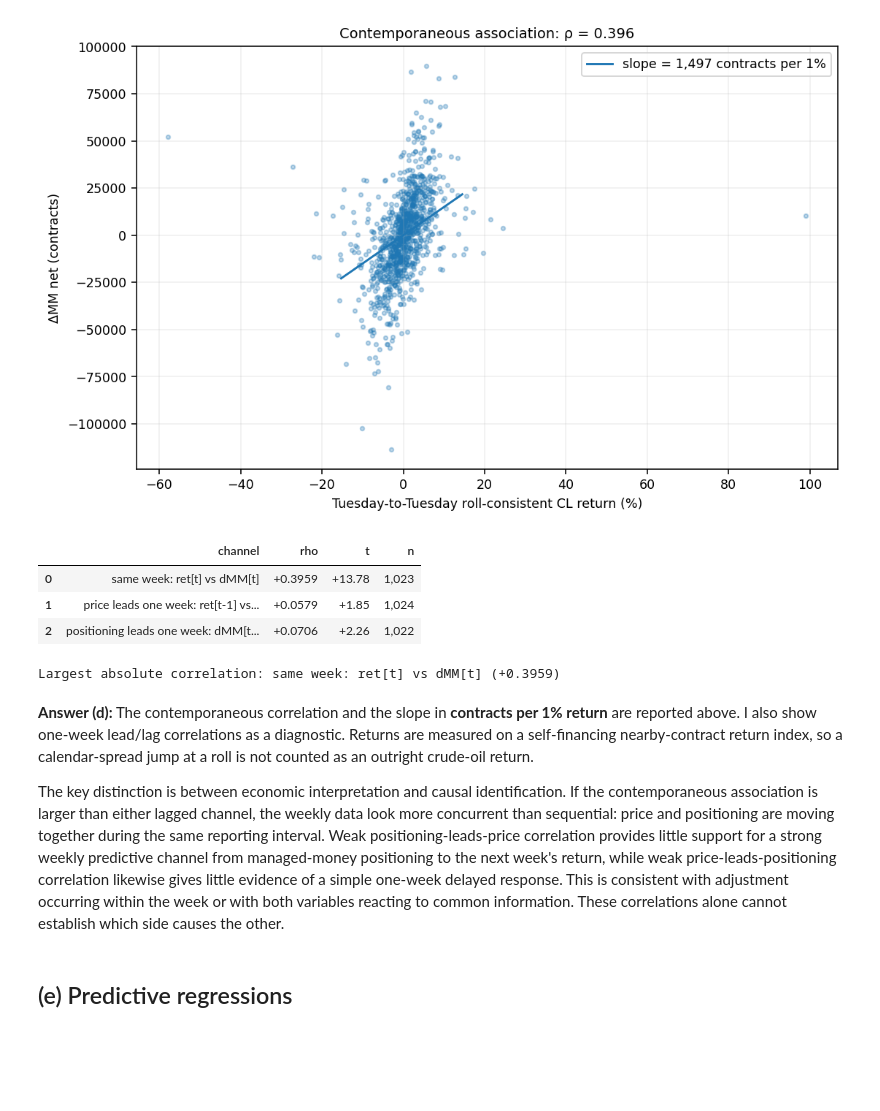
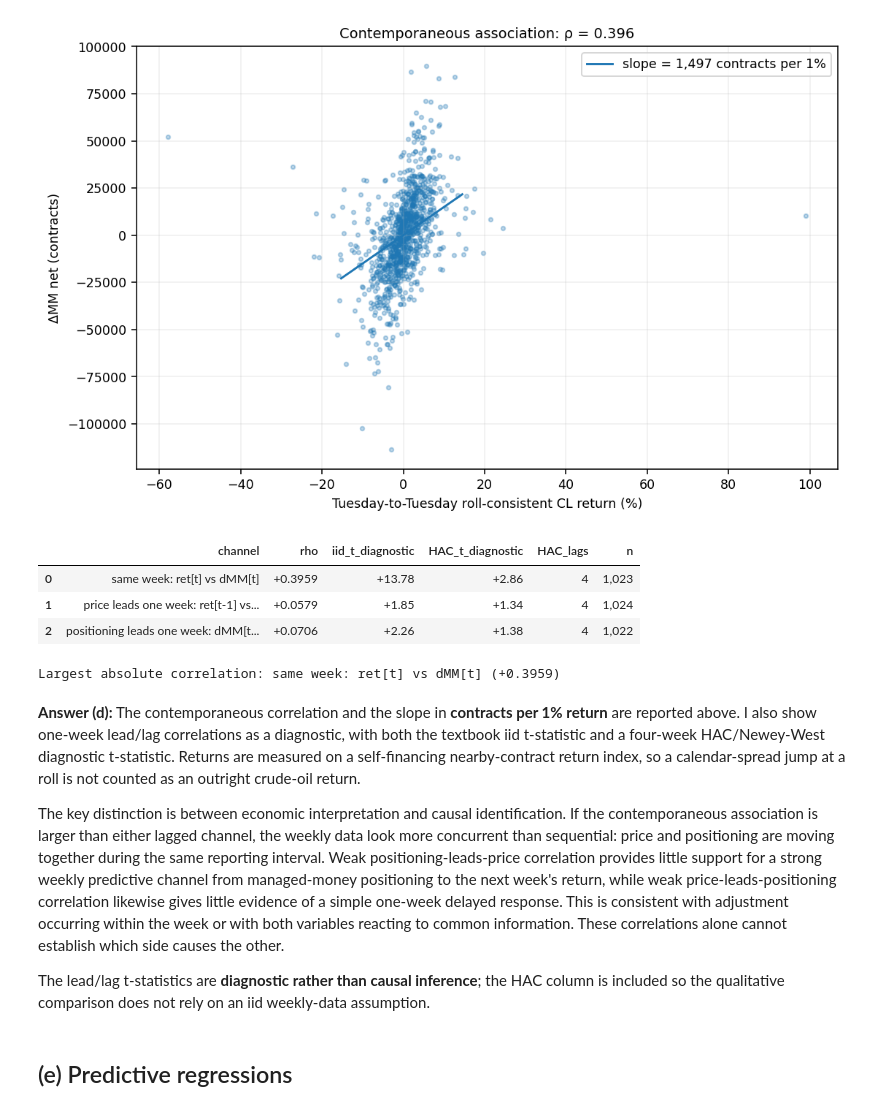
Before and after one commit to ajo2159/IEOR-E4576-HW2, a Jupyter notebook: IEOR_E4576_HW2.ipynb, the cells around one changed output. Cells and saved outputs as stored; diff of their text form; code cells hidden in the pictures; blank space fills up the shorter version.

```diff
--- a/IEOR_E4576_HW2.ipynb
+++ b/IEOR_E4576_HW2.ipynb
@@ -205,11 +247,14 @@ Disaggregated accounting identity:
 # %%
 # Contract metadata for CL. The assignment specifies rolling a few days before
 # each contract's last trading day, so lasttrddate is the roll anchor here.
-cl_info = conn.raw_sql("""
+# For Question 1 only, startdate is capped to the submitted CL snapshot so
+# later listings cannot enter a future rerun.
+cl_info = conn.raw_sql(f"""
     SELECT futcode, contrcode, contrdate, lasttrddate, firstnoticedate, startdate
     FROM trdstrm.wrds_contract_info
     WHERE contrcode = 1986
       AND lasttrddate >= '2006-01-01'
+      AND (startdate IS NULL OR startdate <= '{CL_AS_OF_DATE:%Y-%m-%d}')
     ORDER BY lasttrddate, futcode
 """, date_cols=['lasttrddate', 'firstnoticedate', 'startdate'])
 
@@ -219,6 +264,6 @@ cl_info = (cl_info.dropna(subset=['lasttrddate'])
                   .drop_duplicates('futcode'))
 
 assert cl_info['lasttrddate'].is_monotonic_increasing
-print(f'CL contracts: {len(cl_info)}')
+print(f'CL contracts listed by snapshot date: {len(cl_info)}')
 cl_info.head()
 # %% [output]
@@ -230,12 +275,14 @@ CL contracts: 373
 | 3 | 75148 | 1986.0 | 0506 | 2006-04-20 | NaT | 2003-11-21 |
 | 4 | 38084 | 1986.0 | 0606 | 2006-05-22 | NaT | 2003-05-21 |
 # %%
-# Daily settlements for all CL contracts in the metadata table.
+# Daily settlements for all CL contracts in the metadata table, frozen to the
+# submitted Question 1 CL snapshot.
 futcodes = ','.join(cl_info['futcode'].astype(str))
 cl_px = conn.raw_sql(f"""
     SELECT DISTINCT futcode, date_ AS date, settlement
     FROM trdstrm.wrds_fut_contract
     WHERE futcode IN ({futcodes})
+      AND date_ <= '{CL_AS_OF_DATE:%Y-%m-%d}'
     ORDER BY futcode, date_
 """, date_cols=['date'])
 
@@ -246,8 +293,15 @@ cl_px = (cl_px.dropna(subset=['date', 'settlement'])
               .reset_index(drop=True))
 
 assert not cl_px.duplicated(['futcode', 'date']).any()
+assert cl_px['date'].max() <= CL_AS_OF_DATE
+_cl_hash = pd.util.hash_pandas_object(
+    cl_px[['futcode', 'date', 'settlement']], index=False
+).values.tobytes()
+CL_PRICE_SHA256 = hashlib.sha256(_cl_hash).hexdigest()
+
 print(f'CL price bars: {len(cl_px):,}')
 print(f'Price history: {cl_px["date"].min():%Y-%m-%d} to {cl_px["date"].max():%Y-%m-%d}')
+print(f'CL settlement snapshot SHA256: {CL_PRICE_SHA256}')
 # %% [output]
 CL price bars: 487,828
 Price history: 1999-11-22 to 2026-04-03
@@ -719,39 +885,70 @@ OLS t-stat of slope: +13.78
 R² = 0.1568
 [figure]
 # %%
-def correlation_with_t(x, y):
-    tmp = pd.concat([x, y], axis=1).dropna()
+def correlation_diagnostics(x, y, hac_lags=4):
+    """Correlation plus iid and HAC slope t-stats for a weekly diagnostic."""
+    tmp = pd.concat([x.rename('x'), y.rename('y')], axis=1).dropna()
     n = len(tmp)
-    rho = tmp.iloc[:, 0].corr(tmp.iloc[:, 1])
-    t = rho * np.sqrt((n - 2) / (1 - rho**2)) if n > 2 and abs(rho) < 1 else np.nan
-    return rho, t, n
+    if n < 3:
+        return np.nan, np.nan, np.nan, n
+
+    rho = tmp['x'].corr(tmp['y'])
+    X = sm.add_constant(tmp['x'].to_numpy(dtype=float))
+    Y = tmp['y'].to_numpy(dtype=float)
+    iid = sm.OLS(Y, X).fit()
+    hac = sm.OLS(Y, X).fit(
+        cov_type='HAC',
+        cov_kwds={'maxlags': hac_lags, 'use_correction': True},
+    )
+    return rho, iid.tvalues[1], hac.tvalues[1], n
 
 checks = [
     ('same week: ret[t] vs dMM[t]', wide['ret_tue'], wide['dMM_net']),
     ('price leads one week: ret[t-1] vs dMM[t]', wide['ret_tue'].shift(1), wide['dMM_net']),
     ('positioning leads one week: dMM[t-1] vs ret[t]', wide['dMM_net'].shift(1), wide['ret_tue']),
 ]
 
+# Four weekly HAC lags are a one-month robustness diagnostic.  These lead/lag
+# regressions are descriptive; no causal direction is inferred from them.
+LEADLAG_HAC_LAGS = 4
 leadlag = []
 for label, x, y in checks:
-    rho_i, t_i, n_i = correlation_with_t(x, y)
-    leadlag.append({'channel': label, 'rho': rho_i, 't': t_i, 'n': n_i})
+    rho_i, iid_t_i, hac_t_i, n_i = correlation_diagnostics(
+        x, y, hac_lags=LEADLAG_HAC_LAGS
+    )
+    leadlag.append({
+        'channel': label,
+        'rho': rho_i,
+        'iid_t_diagnostic': iid_t_i,
+        'HAC_t_diagnostic': hac_t_i,
+        'HAC_lags': LEADLAG_HAC_LAGS,
+        'n': n_i,
+    })
 leadlag = pd.DataFrame(leadlag)
 
-display(leadlag.style.format({'rho': '{:+.4f}', 't': '{:+.2f}', 'n': '{:,.0f}'}))
+display(leadlag.style.format({
+    'rho': '{:+.4f}',
+    'iid_t_diagnostic': '{:+.2f}',
+    'HAC_t_diagnostic': '{:+.2f}',
+    'HAC_lags': '{:,.0f}',
+    'n': '{:,.0f}',
+}))
 
 strongest = leadlag.iloc[leadlag['rho'].abs().argmax()]
 print(f'Largest absolute correlation: {strongest["channel"]} ({strongest["rho"]:+.4f})')
 # %% [output]
-|  | channel | rho | t | n |
-| 0 | same week: ret[t] vs dMM[t] | +0.3959 | +13.78 | 1,023 |
-| 1 | price leads one week: ret[t-1] vs... | +0.0579 | +1.85 | 1,024 |
-| 2 | positioning leads one week: dMM[t... | +0.0706 | +2.26 | 1,022 |
+|  | channel | rho | iid_t_diagnostic | HAC_t_diagnostic | HAC_lags | n |
+| 0 | same week: ret[t] vs dMM[t] | +0.3959 | +13.78 | +2.86 | 4 | 1,023 |
+| 1 | price leads one week: ret[t-1] vs... | +0.0579 | +1.85 | +1.34 | 4 | 1,024 |
+| 2 | positioning leads one week: dMM[t... | +0.0706 | +2.26 | +1.38 | 4 | 1,022 |
 Largest absolute correlation: same week: ret[t] vs dMM[t] (+0.3959)
 # %% [markdown]
-**Answer (d):** The contemporaneous correlation and the slope in **contracts per 1% return** are reported above. I also show one-week lead/lag correlations as a diagnostic. Returns are measured on a self-financing nearby-contract return index, so a calendar-spread jump at a roll is not counted as an outright crude-oil return.
+**Answer (d):** The contemporaneous correlation and the slope in **contracts per 1% return** are reported above. I also show one-week lead/lag correlations as a diagnostic, with both the textbook iid t-statistic and a four-week HAC/Newey-West diagnostic t-statistic. Returns are measured on a self-financing nearby-contract return index, so a calendar-spread jump at a roll is not counted as an outright crude-oil return.
 
 The key distinction is between economic interpretation and causal identification. If the contemporaneous association is larger than either lagged channel, the weekly data look more concurrent than sequential: price and positioning are moving together during the same reporting interval. Weak positioning-leads-price correlation provides little support for a strong weekly predictive channel from managed-money positioning to the next week's return, while weak price-leads-positioning correlation likewise gives little evidence of a simple one-week delayed response. This is consistent with adjustment occurring within the week or with both variables reacting to common information. These correlations alone cannot establish which side causes the other.
+
+
+The lead/lag t-statistics are **diagnostic rather than causal inference**; the HAC column is included so the qualitative comparison does not rely on an iid weekly-data assumption.
 # %% [markdown]
 ## (e) Predictive regressions
 # %%
```
Also changed, not shown: parts of 19 cells of this notebook, 1 other file.
